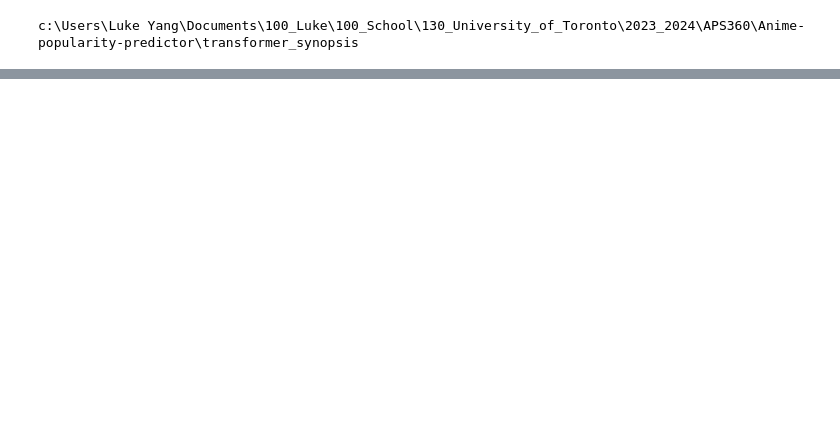
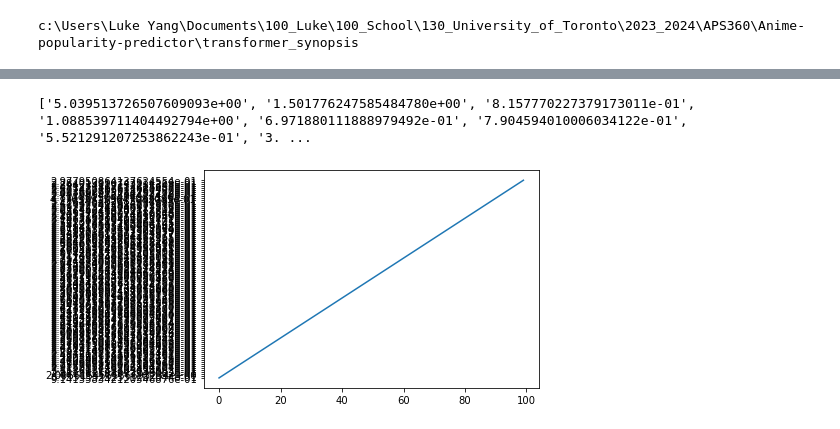
Before and after one commit to NeoLou/APS360-project, a Jupyter notebook: transformer_synopsis/transformer_synopsis.ipynb, the cells around one changed output, grey strips where cells are left out. Cells and saved outputs as stored; diff of their text form; code cells hidden in the pictures; blank space fills up the shorter version.

```diff
--- a/transformer_synopsis/transformer_synopsis.ipynb
+++ b/transformer_synopsis/transformer_synopsis.ipynb
@@ -23,0 +33,29 @@ c:\Users\Luke Yang\Documents\100_Luke\100_School\130_University_of_Toronto\2023_
+# %%
+import csv
+from itertools import chain
+
+cwd = os.getcwd()
+file = f'{cwd}/training/transformer_adamW_save_dataloaders_unbalanced_16_1_0.001_100_328_256_1_99_train_loss.csv'
+with open(file, newline='') as f:
+    reader = csv.reader(f)
+    data = list(reader)
+
+train_loss = list(chain.from_iterable(data))
+print(train_loss)
+
+file = f'{cwd}/training/transformer_adamW_save_dataloaders_unbalanced_16_1_0.001_100_328_256_1_99_val_loss.csv'
+with open(file, newline='') as f:
+    reader = csv.reader(f)
+    data = list(reader)
+
+
+val_loss = list(chain.from_iterable(data))
+xs = [x for x in range(len(val_loss))]
+
+import matplotlib.pyplot as plt
+# plt.plot(range(1, len(train_loss) + 1), train_loss, label="train")
+plt.plot(xs, val_loss)
+plt.show()
+# %% [output]
+['5.039513726507609093e+00', '1.501776247585484780e+00', '8.157770227379173011e-01', '1.088539711404492794e+00', '6.971880111888979492e-01', '7.904594010006034122e-01', '5.521291207253862243e-01', '3. ...
+[figure, added]
```
Also changed, not shown: parts of 12 cells of this notebook, 19 other files.
